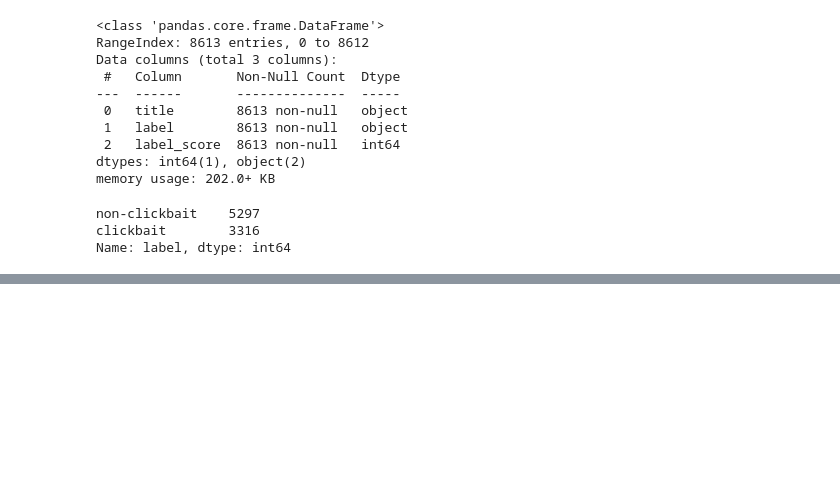
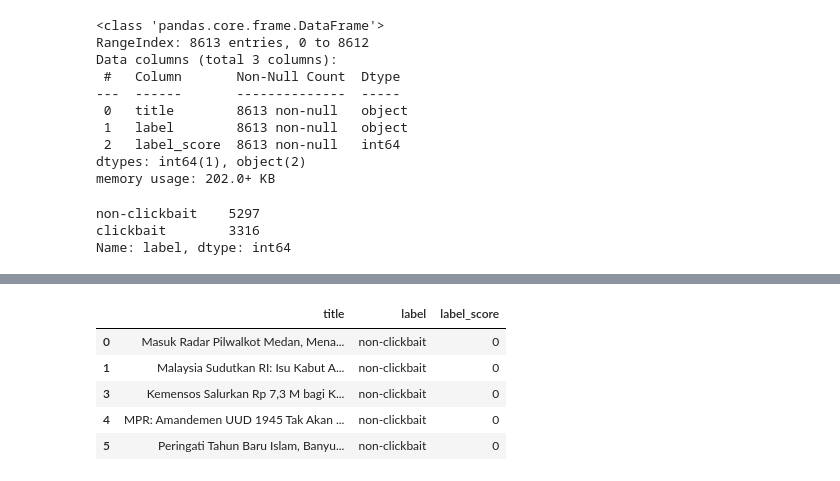
Before and after one commit to nurrizkyimani/nlp-clickbait-transfers, a Jupyter notebook: project_transfer.ipynb, the cells around one changed output, grey strips where cells are left out. Cells and saved outputs as stored; diff of their text form; code cells hidden in the pictures; blank space fills up the shorter version.

```diff
--- a/project_transfer.ipynb
+++ b/project_transfer.ipynb
@@ -51,0 +64,9 @@ Name: label, dtype: int64
+# %%
+df_nonclickbait.head()
+# %% [output]
+|  | title | label | label_score |
+| 0 | Masuk Radar Pilwalkot Medan, Mena... | non-clickbait | 0 |
+| 1 | Malaysia Sudutkan RI: Isu Kabut A... | non-clickbait | 0 |
+| 3 | Kemensos Salurkan Rp 7,3 M bagi K... | non-clickbait | 0 |
+| 4 | MPR: Amandemen UUD 1945 Tak Akan ... | non-clickbait | 0 |
+| 5 | Peringati Tahun Baru Islam, Banyu... | non-clickbait | 0 |
```
Also changed, not shown: parts of 14 cells of this notebook.
